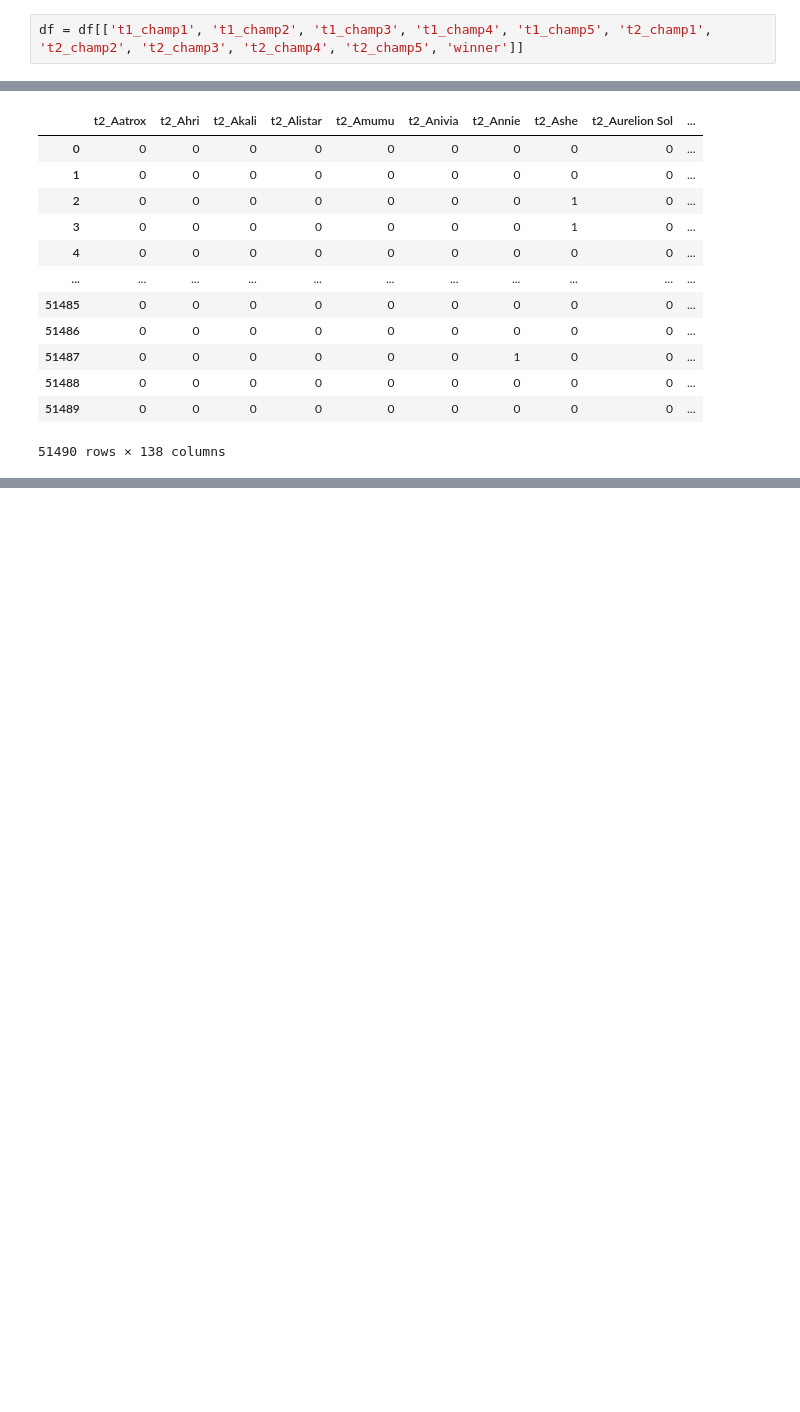
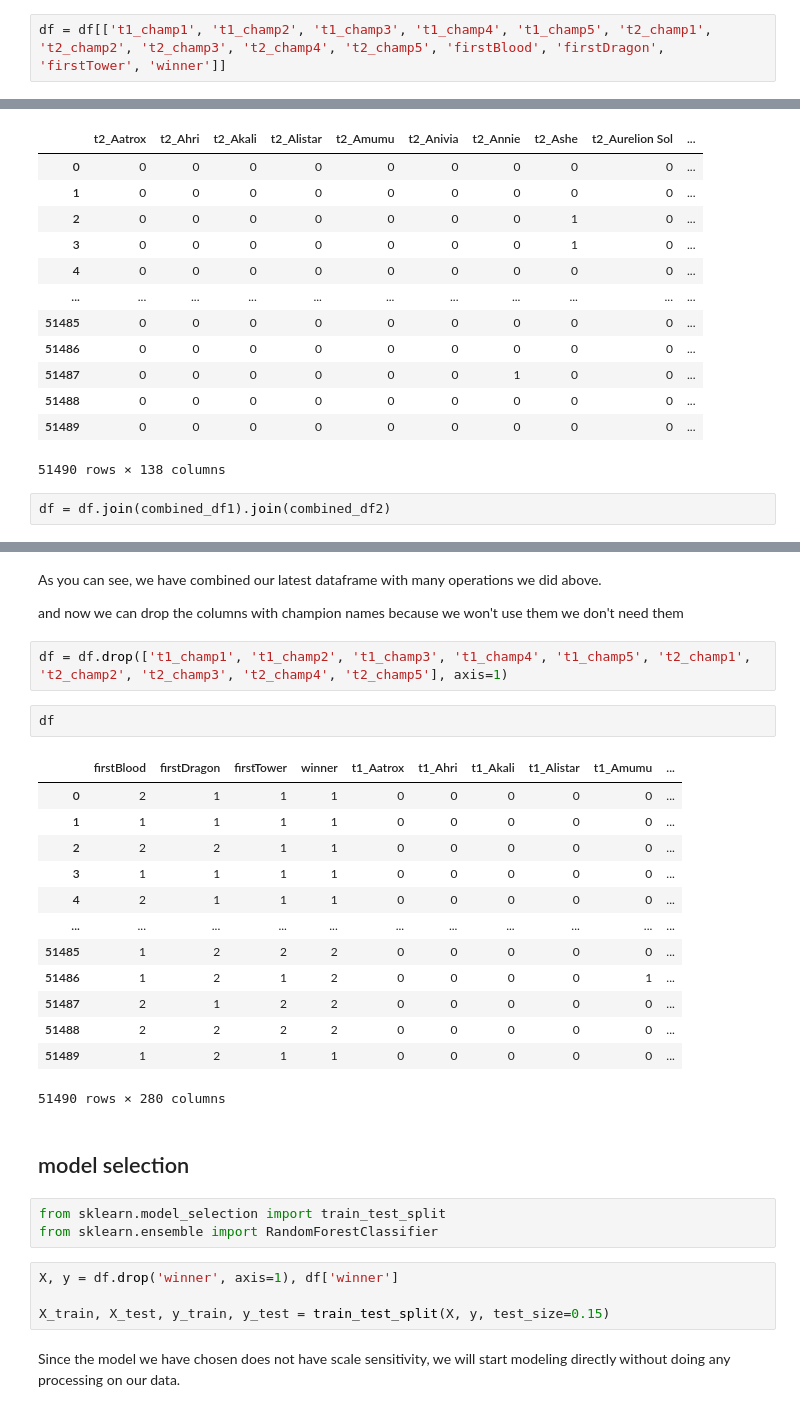
Before and after one commit to okanolgun/League-of-Legends-Win-Prediction, a Jupyter notebook: Untitled.ipynb, the cells around one changed output, grey strips where cells are left out. Saved outputs shown, nothing was run; the diff lists cells and outputs as text; blank space fills up the shorter version.

```diff
--- a/Untitled.ipynb
+++ b/Untitled.ipynb
@@ -122,7 +122,7 @@ df
 # %% [markdown]
 now we converted champID's into a their name. we can look for a corelation between them.
 # %%
-df = df[['t1_champ1', 't1_champ2', 't1_champ3', 't1_champ4', 't1_champ5', 't2_champ1', 't2_champ2', 't2_champ3', 't2_champ4', 't2_champ5', 'winner']]
+df = df[['t1_champ1', 't1_champ2', 't1_champ3', 't1_champ4', 't1_champ5', 't2_champ1', 't2_champ2', 't2_champ3', 't2_champ4', 't2_champ5', 'firstBlood', 'firstDragon', 'firstTower', 'winner']]
 # %%
 df
 # %% [output]
@@ -220,3 +220,5 @@ combined_df2
 | 51488 | 0 | 0 | 0 | 0 | 0 | 0 | 0 | 0 | 0 | ... |
 | 51489 | 0 | 0 | 0 | 0 | 0 | 0 | 0 | 0 | 0 | ... |
 51490 rows × 138 columns
+# %%
+df = df.join(combined_df1).join(combined_df2)
@@ -222,0 +241,33 @@ combined_df2
+# %% [markdown]
+As you can see, we have combined our latest dataframe with many operations we did above.
+
+and now we can drop the columns with champion names because we won't use them we don't need them
+# %%
+df = df.drop(['t1_champ1', 't1_champ2', 't1_champ3', 't1_champ4', 't1_champ5', 't2_champ1', 't2_champ2', 't2_champ3', 't2_champ4', 't2_champ5'], axis=1)
+# %%
+df
+# %% [output]
+|  | firstBlood | firstDragon | firstTower | winner | t1_Aatrox | t1_Ahri | t1_Akali | t1_Alistar | t1_Amumu | ... |
+| 0 | 2 | 1 | 1 | 1 | 0 | 0 | 0 | 0 | 0 | ... |
+| 1 | 1 | 1 | 1 | 1 | 0 | 0 | 0 | 0 | 0 | ... |
+| 2 | 2 | 2 | 1 | 1 | 0 | 0 | 0 | 0 | 0 | ... |
+| 3 | 1 | 1 | 1 | 1 | 0 | 0 | 0 | 0 | 0 | ... |
+| 4 | 2 | 1 | 1 | 1 | 0 | 0 | 0 | 0 | 0 | ... |
+| ... | ... | ... | ... | ... | ... | ... | ... | ... | ... | ... |
+| 51485 | 1 | 2 | 2 | 2 | 0 | 0 | 0 | 0 | 0 | ... |
+| 51486 | 1 | 2 | 1 | 2 | 0 | 0 | 0 | 0 | 1 | ... |
+| 51487 | 2 | 1 | 2 | 2 | 0 | 0 | 0 | 0 | 0 | ... |
+| 51488 | 2 | 2 | 2 | 2 | 0 | 0 | 0 | 0 | 0 | ... |
+| 51489 | 1 | 2 | 1 | 1 | 0 | 0 | 0 | 0 | 0 | ... |
+51490 rows × 280 columns
+# %% [markdown]
+## model selection
+# %%
+from sklearn.model_selection import train_test_split
+from sklearn.ensemble import RandomForestClassifier
+# %%
+X, y = df.drop('winner', axis=1), df['winner']
+
+X_train, X_test, y_train, y_test = train_test_split(X, y, test_size=0.15)
+# %% [markdown]
+Since the model we have chosen does not have scale sensitivity, we will start modeling directly without doing any processing on our data.
```
Also changed, not shown: parts of 12 cells of this notebook, 3 other files.
